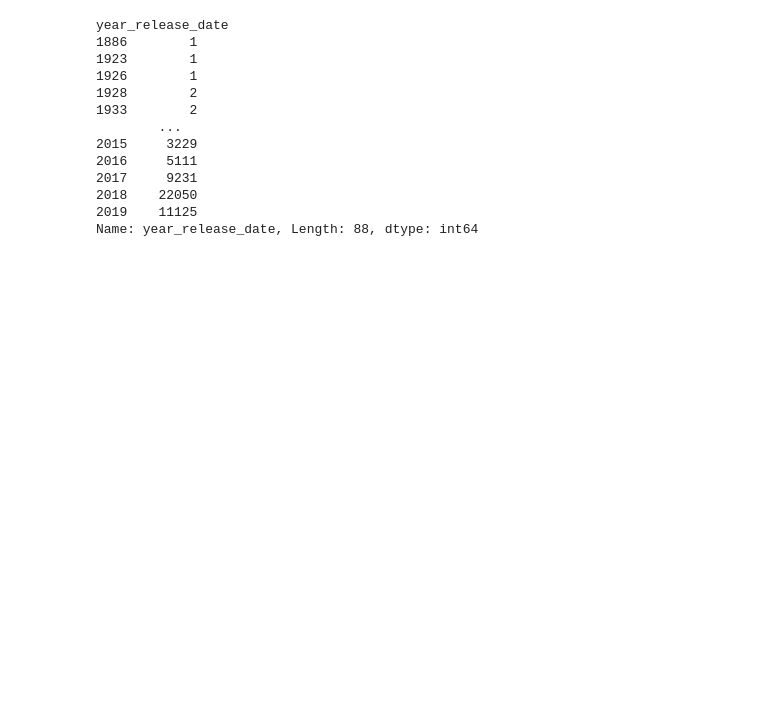
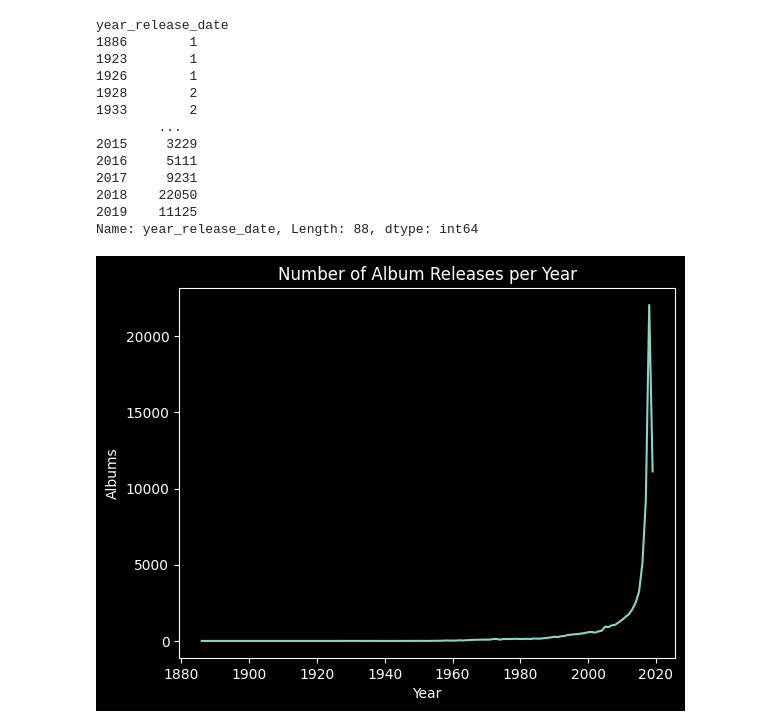
Before and after one commit to rgiosa10/pandas-cr, a Jupyter notebook: main.ipynb, the cells around one changed output. Drawn from its saved outputs; the diff is of its cells as text; code cells hidden in the pictures; blank space fills up the shorter version.

Commit message:
Add code for bonus question two and add it to README

```diff
--- a/main.ipynb
+++ b/main.ipynb
@@ -355,0 +355,25 @@ Name: year_release_date, Length: 88, dtype: int64
+# %%
+# Bonus Point section:
+
+# Linegraph for number releases per year
+
+import matplotlib.pyplot as plt
+
+labels = list(albums_df['year_release_date'].sort_values().unique())
+
+num_releases = list(albums_df.groupby(by='year_release_date')['year_release_date'].count())
+
+# give your chart some style
+plt.style.use('dark_background')
+
+# 1st arg is column for x-axis, 2nd arg is column for y-axis
+plt.plot(labels, num_releases)
+
+plt.title("Number of Album Releases per Year")
+
+plt.xlabel('Year')
+plt.ylabel('Albums')
+
+plt.show()
+# %% [output]
+[figure, added]
```
Also changed, not shown: parts of 2 cells of this notebook, 2 other files.
